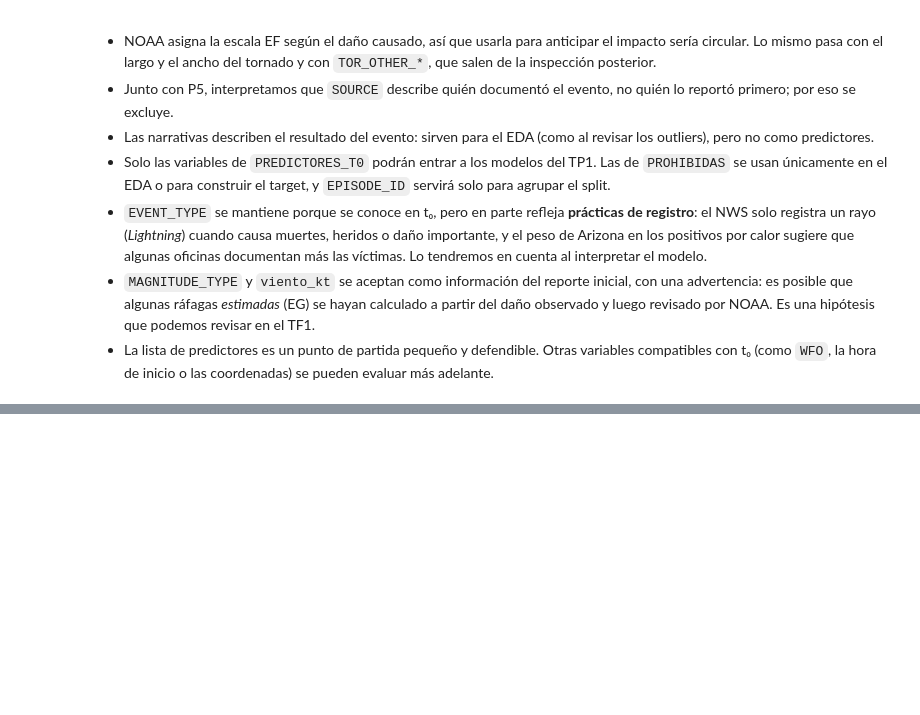
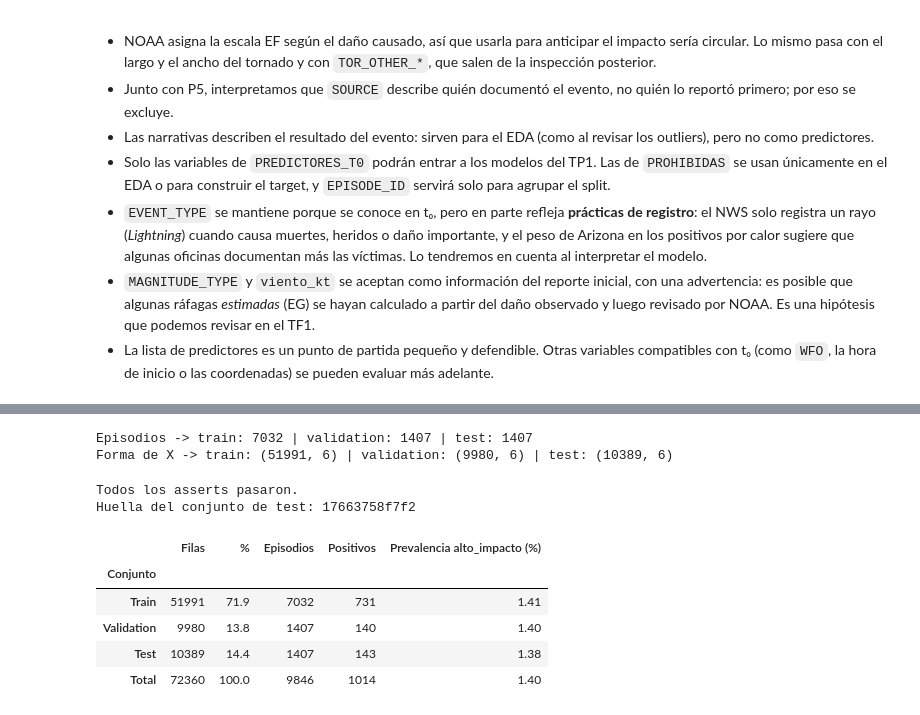
Before and after one commit to kaneeqi/storm-impact-prediction, a Jupyter notebook: notebooks/TP1.ipynb, the cells around one changed output, grey strips where cells are left out. Drawn from its saved outputs; the diff is of its cells as text; code cells hidden in the pictures; blank space fills up the shorter version.

Commit message:
feat(notebooks): separar train, validation y test por episodio

```diff
--- a/notebooks/TP1.ipynb
+++ b/notebooks/TP1.ipynb
@@ -1565,0 +1609,79 @@ Prohibidas (solo EDA / target): 34 | compatibles sin usar: 21
+# %%
+from sklearn.model_selection import train_test_split
+
+# Una fila por episodio: 1 si el episodio tiene al menos un evento de alto impacto
+episodios = df_limpio.groupby("EPISODE_ID")["alto_impacto"].max()
+
+# 1) Test: 1/7 de los episodios, estratificando por "episodio con algún positivo"
+ep_resto, ep_test = train_test_split(episodios.index, test_size=1/7,
+                                     stratify=episodios, random_state=42)
+
+# 2) Validation: 1/6 de los episodios restantes
+ep_train, ep_val = train_test_split(ep_resto, test_size=1/6,
+                                    stratify=episodios.loc[ep_resto], random_state=42)
+
+# Cada evento va al conjunto de su episodio
+train = df_limpio[df_limpio["EPISODE_ID"].isin(ep_train)]
+val   = df_limpio[df_limpio["EPISODE_ID"].isin(ep_val)]
+test  = df_limpio[df_limpio["EPISODE_ID"].isin(ep_test)]
+
+# X solo con PREDICTORES_T0; target, identificadores y grupos se guardan aparte
+X_train, y_train = train[PREDICTORES_T0], train["alto_impacto"]
+X_val,   y_val   = val[PREDICTORES_T0],   val["alto_impacto"]
+X_test,  y_test  = test[PREDICTORES_T0],  test["alto_impacto"]
+
+ids_train, ids_val, ids_test = train["EVENT_ID"], val["EVENT_ID"], test["EVENT_ID"]
+grupos_train, grupos_val, grupos_test = train["EPISODE_ID"], val["EPISODE_ID"], test["EPISODE_ID"]
+
+print("Episodios -> train:", len(ep_train), "| validation:", len(ep_val), "| test:", len(ep_test))
+print("Forma de X -> train:", X_train.shape, "| validation:", X_val.shape, "| test:", X_test.shape)
+# %% [output]
+Episodios -> train: 7032 | validation: 1407 | test: 1407
+Forma de X -> train: (51991, 6) | validation: (9980, 6) | test: (10389, 6)
+# %%
+# 1) Cada observación está en exactamente un conjunto (no se pierde ni se repite ninguna fila)
+assert len(train) + len(val) + len(test) == len(df_limpio)
+assert set(train.index) | set(val.index) | set(test.index) == set(df_limpio.index)
+
+# 2) Ningún EVENT_ID aparece en dos conjuntos
+assert not set(ids_train) & set(ids_val)
+assert not set(ids_train) & set(ids_test)
+assert not set(ids_val) & set(ids_test)
+
+# 3) Ningún EPISODE_ID aparece en dos conjuntos
+assert not set(grupos_train) & set(grupos_val)
+assert not set(grupos_train) & set(grupos_test)
+assert not set(grupos_val) & set(grupos_test)
+
+# 4-7) X tiene exactamente PREDICTORES_T0: sin identificadores, sin target y sin variables prohibidas
+for X_parte in [X_train, X_val, X_test]:
+    assert list(X_parte.columns) == PREDICTORES_T0
+    assert "EVENT_ID" not in X_parte.columns and "EPISODE_ID" not in X_parte.columns
+    assert "alto_impacto" not in X_parte.columns
+    assert not set(X_parte.columns) & set(PROHIBIDAS)
+
+print("Todos los asserts pasaron.")
+
+# Huella del test: si en el TF1 este valor cambia, el conjunto de test ya no es el mismo
+import hashlib
+print("Huella del conjunto de test:", hashlib.sha256(",".join(sorted(ids_test)).encode()).hexdigest()[:12])
+# %% [output]
+Todos los asserts pasaron.
+Huella del conjunto de test: 17663758f7f2
+# %%
+filas = []
+for nombre, parte in [("Train", train), ("Validation", val), ("Test", test), ("Total", df_limpio)]:
+    filas.append({"Conjunto": nombre,
+                  "Filas": len(parte),
+                  "%": round(len(parte) / len(df_limpio) * 100, 1),
+                  "Episodios": parte["EPISODE_ID"].nunique(),
+                  "Positivos": int(parte["alto_impacto"].sum()),
+                  "Prevalencia alto_impacto (%)": round(parte["alto_impacto"].mean() * 100, 2)})
+pd.DataFrame(filas).set_index("Conjunto")
+# %% [output]
+|  | Filas | % | Episodios | Positivos | Prevalencia alto_impacto (%) |
+| Conjunto |  |  |  |  |  |
+| Train | 51991 | 71.9 | 7032 | 731 | 1.41 |
+| Validation | 9980 | 13.8 | 1407 | 140 | 1.40 |
+| Test | 10389 | 14.4 | 1407 | 143 | 1.38 |
+| Total | 72360 | 100.0 | 9846 | 1014 | 1.40 |
```
Also changed, not shown: parts of 3 cells of this notebook.
